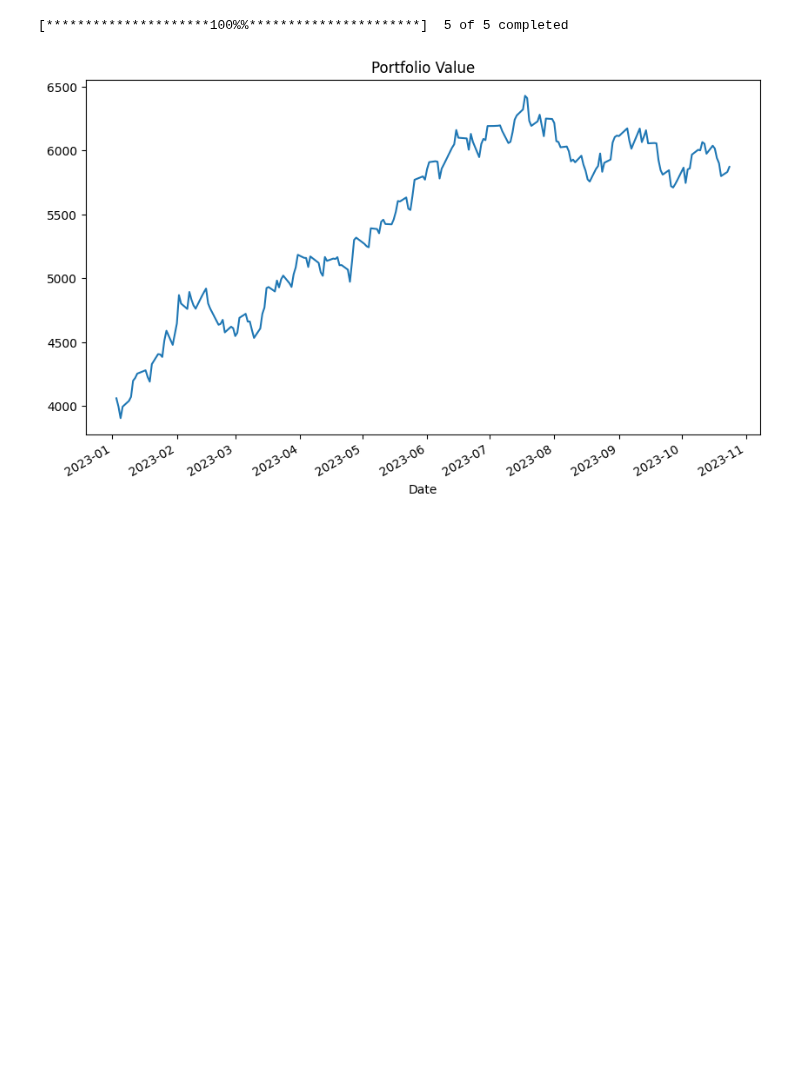
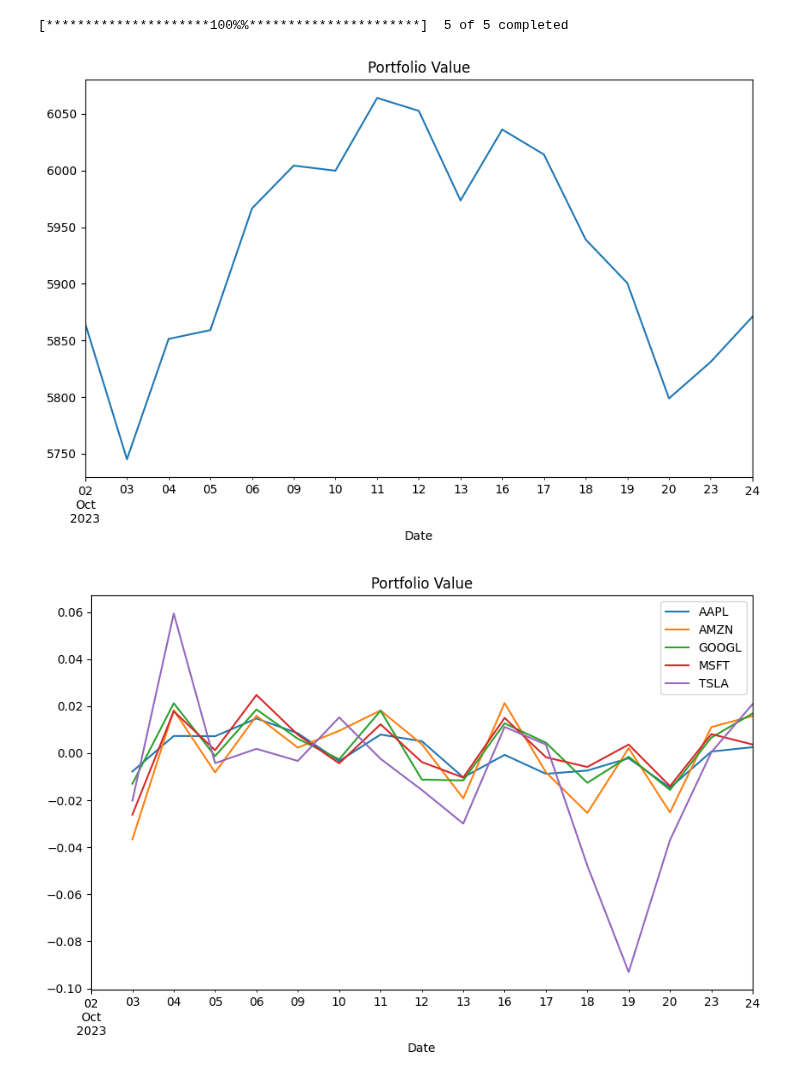
Before and after one commit to Finardiprof/Python, a Jupyter notebook: Copia_di_Portafoglio.ipynb, the cells around one changed output. Saved outputs shown, nothing was run; the diff lists cells and outputs as text; code cells hidden in the pictures; blank space fills up the shorter version.

```diff
--- a/Copia_di_Portafoglio.ipynb
+++ b/Copia_di_Portafoglio.ipynb
@@ -1,22 +1,25 @@
 # %% [markdown]
 <a href="https://colab.research.google.com/github/Finardiprof/Python/blob/main/Copia_di_Portafoglio.ipynb" target="_parent"><img src="https://colab.research.google.com/assets/colab-badge.svg" alt="Open In Colab"/></a>
 # %%
-
 import yfinance as yf
 import pandas as pd
 import matplotlib.pyplot as plt
+
 portfolio = ["AAPL", "GOOGL", "TSLA", "MSFT", "AMZN"]
-portfolio_data = yf.download(portfolio, start="2023-01-01", end="2023-12-31")
+portfolio_data = yf.download(portfolio, start="2023-10-01", end="2023-12-31")
 # Calculate daily returns for each stock
 daily_returns = portfolio_data['Adj Close'].pct_change()
 
 # Calculate portfolio value based on the number of shares you own
 shares = [10, 5, 3, 8, 2]  # Replace with your own share quantities
 portfolio_value = (portfolio_data['Adj Close'] * shares).sum(axis=1)
 
 # Visualize the portfolio value
 portfolio_value.plot(figsize=(10, 6), title="Portfolio Value")
 plt.show()
+daily_returns.plot(figsize=(10, 6), title="Portfolio Value")
+plt.show()
 # %% [output]
 [*********************100%%**********************]  5 of 5 completed
-[figure, old version]
+[figure, new version]
+[figure, added]
```
